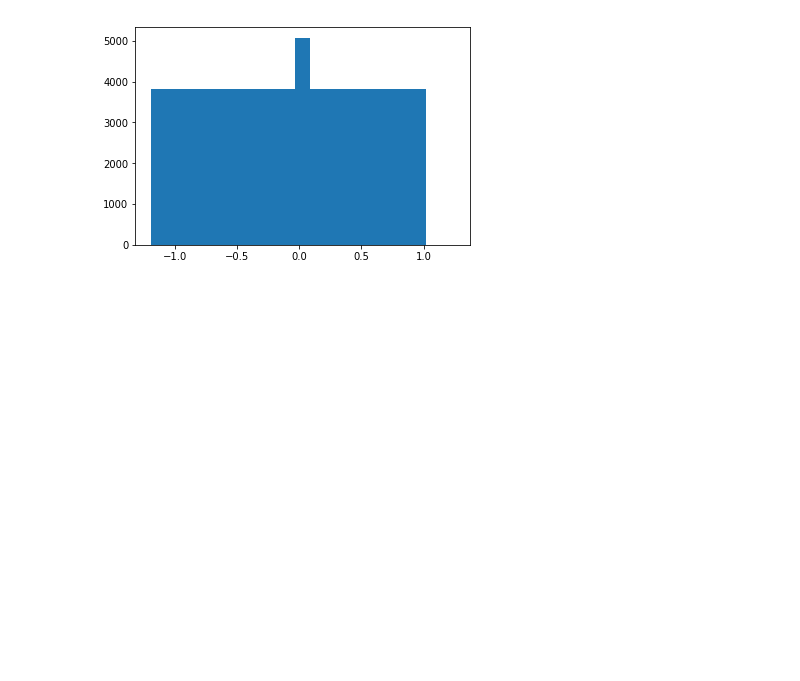
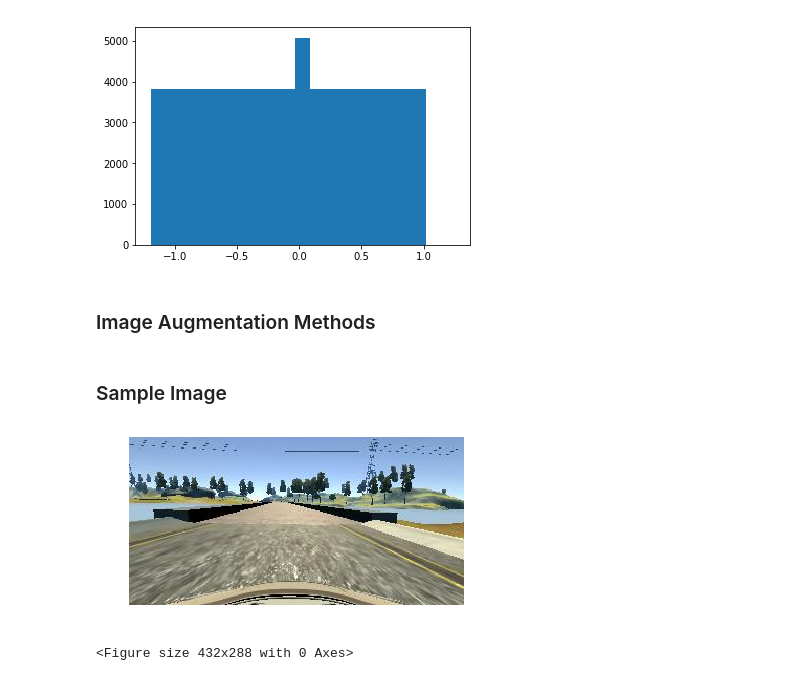
Before and after one commit to aboerzel/Behavioral-Cloning, a Jupyter notebook: data_analysis.ipynb, the cells around one changed output. Saved outputs shown, nothing was run; the diff lists cells and outputs as text; code cells hidden in the pictures; blank space fills up the shorter version.

```diff
--- a/data_analysis.ipynb
+++ b/data_analysis.ipynb
@@ -43,3 +49,39 @@ plt.savefig(os.path.join(root_path, './examples/steering_distribution_after.png'
 plt.show()
 # %% [output]
 [figure]
+# %% [markdown]
+### Image Augmentation Methods
+# %%
+# read image from dataset
+def read_image(filename):
+    return cv2.imread(os.path.join(data_folder, filename))
+
+
+# image augmentation methods:
+# apply random brightness to the image to simulate sunlight, darkness, shadows, ect.
+def random_brightness(img):
+    # Convert 2 HSV colorspace from BGR colorspace
+    hsv = cv2.cvtColor(img, cv2.COLOR_BGR2HSV)
+    # Generate new random brightness
+    rand = random.uniform(0.3, 1.0)
+    hsv[:, :, 2] = rand * hsv[:, :, 2]
+    # Convert to RGB colorspace
+    new_img = cv2.cvtColor(hsv, cv2.COLOR_HSV2RGB)
+    return new_img
+
+
+# shift the image randomly horizontal and vertical to simulate a wobble of the camera
+def random_shift(img, angle):
+    # random shift image and transform steering angle
+    trans_range = 80
+    shift_x = trans_range * np.random.uniform() - trans_range / 2
+    shift_y = 40 * np.random.uniform() - 40 / 2
+    M = np.float32([[1, 0, shift_x], [0, 1, shift_y]])
+    new_img = cv2.warpAffine(img, M, (img.shape[1], img.shape[0]))
+    delta_angle = shift_x / trans_range * 2 * 0.2
+    return new_img, angle + delta_angle
+
+
+# flip the image horizontally to simulate the mirror situation
+def flip_horizontal(img, angle):
+    return cv2.flip(img, 1), -angle
@@ -45,0 +101,11 @@ plt.show()
+# %% [markdown]
+### Sample Image
+# %%
+sample_image = read_image('IMG/center_2016_12_01_13_46_07_718.jpg')
+plt.axis('off')
+plt.imshow(cv2.cvtColor(sample_image, cv2.COLOR_BGR2RGB))
+plt.show()
+plt.savefig(os.path.join(root_path, './examples/sample_Image.png'))
+# %% [output]
+[figure, added]
+<Figure size 432x288 with 0 Axes>
```
Also changed, not shown: parts of 15 cells of this notebook.
